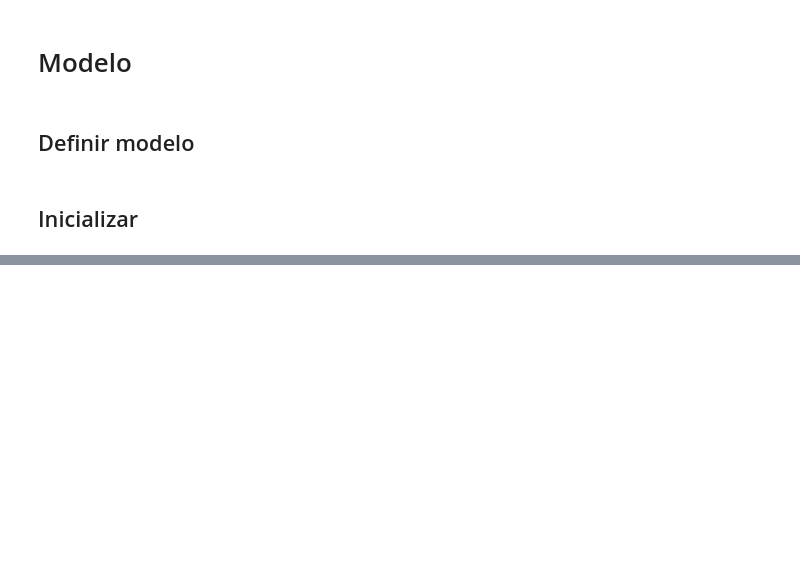
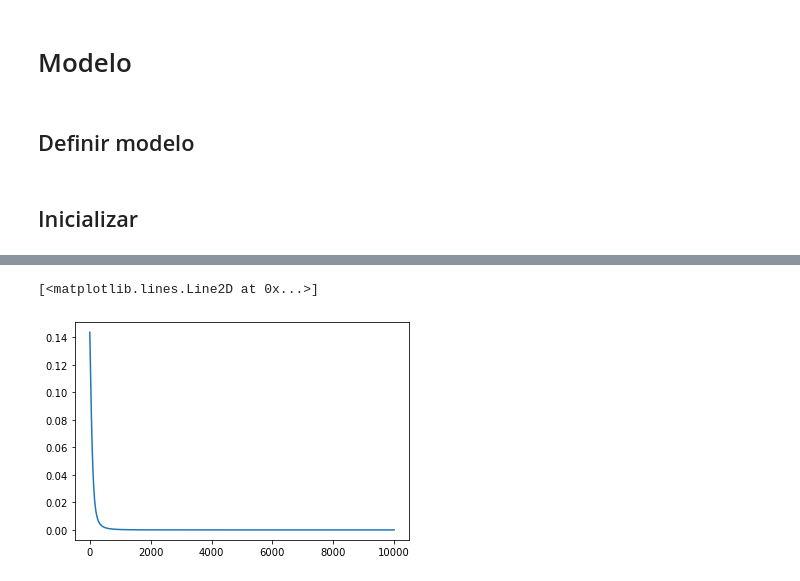
Before and after one commit to SpikeLab-CL/encodings_for_cold_start, a Jupyter notebook: modelo_final.ipynb, the cells around one changed output, grey strips where cells are left out. Cells and saved outputs as stored; diff of their text form; code cells hidden in the pictures; blank space fills up the shorter version.

Commit message:
modelo con loop de entrenamiento por batch

```diff
--- a/modelo_final.ipynb
+++ b/modelo_final.ipynb
@@ -169,4 +177,6 @@ class EmbeddingDotBias(nn.Module):
 ## Inicializar
 # %%
 n_users_factors = 30
-model = EmbeddingDotBias(n_users_factors, n_users, n_items, index_item_matrix, embedding_matrix)
+model = EmbeddingDotBias(n_users_factors, n_users, n_items,
+                         index_item_matrix, embedding_matrix,
+                         y_range=[-.01, 1.01])
@@ -228,0 +202,27 @@ tensor([[-1.2850,  1.5635, -0.7636,  0.9608,  1.2668, -0.0930, -2.2290, -0.7536,
+# %%
+optimizer = torch.optim.Adam(model.parameters(),
+                            lr=1e-4)#, weight_decay=1e-5)#Con regularización
+bs = 10
+alpha = torch.Tensor(10)
+
+idx_batchs = np.arange(0, len(ratings_full), bs)
+np.random.shuffle(idx_batchs)
+# %%
+losses = []
+
+for i in progress_bar(idx_batchs[:10000]):
+
+
+    users = user_idx[idxs]
+    items = movie_idx[idxs]
+    p = preference[idxs]
+    c = cofidence[idxs]
+
+    prediction = model(users, items)
+    loss = ((1+alpha*c)*(prediction - p)**2).mean()
+
+    loss.backward()
+    optimizer.step()
+    optimizer.zero_grad()
+
+    losses += [loss]
@@ -228,0 +233,5 @@ tensor([[-1.2850,  1.5635, -0.7636,  0.9608,  1.2668, -0.0930, -2.2290, -0.7536,
+# %%
+plt.plot(np.array([x.detach().numpy() for x in losses]))
+# %% [output]
+[<matplotlib.lines.Line2D at 0x...>]
+[figure, added]
```
Also changed, not shown: parts of 17 cells of this notebook.
